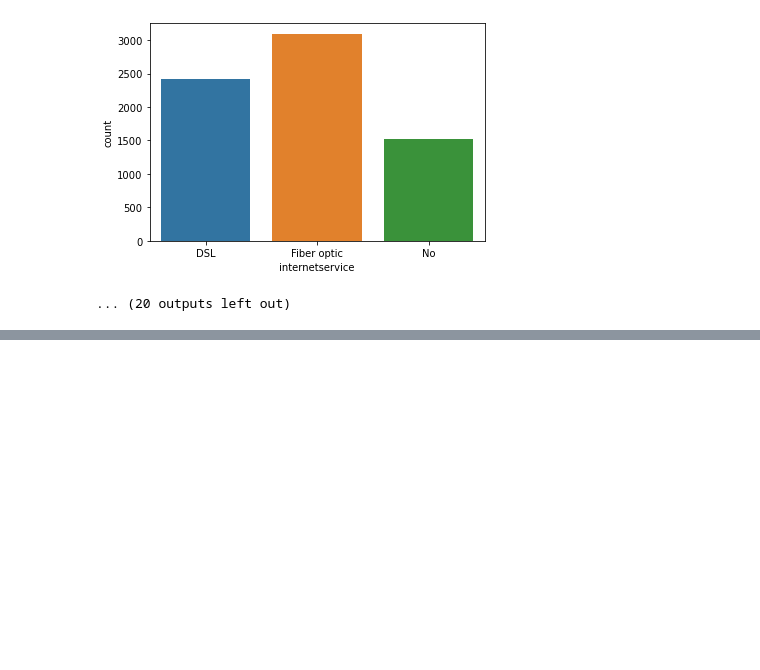
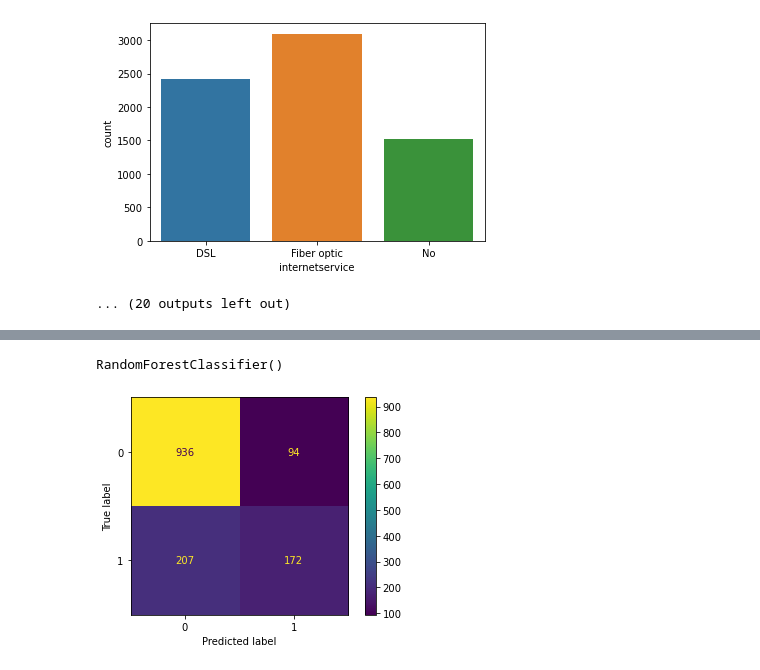
Before and after one commit to noproblem-james/churn-ml-case-study, a Jupyter notebook: eda.ipynb, the cells around one changed output, grey strips where cells are left out. Drawn from its saved outputs; the diff is of its cells as text; code cells hidden in the pictures; blank space fills up the shorter version.

Commit message:
updated nb with dummy model

```diff
--- a/eda.ipynb
+++ b/eda.ipynb
@@ -141,0 +289,5 @@ internetservice
+# %%
+X = df_model.copy()
+y = X.pop("churn")
+# %%
+X_train, X_test, y_train, y_test = train_test_split(X, y, test_size=.2)
@@ -141,0 +304,6 @@ internetservice
+# %%
+rfc = RandomForestClassifier()
+# %%
+rfc.fit(X_train, y_train)
+# %% [output]
+RandomForestClassifier()
@@ -141,0 +314,5 @@ internetservice
+# %%
+plot_confusion_matrix(rfc, X_test, y_test)
+plt.show()
+# %% [output]
+[figure, added]
```
Also changed, not shown: parts of 24 cells of this notebook.
